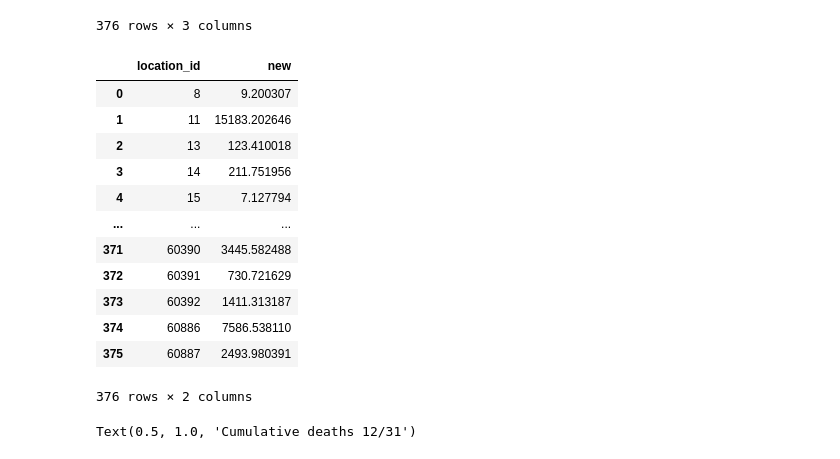
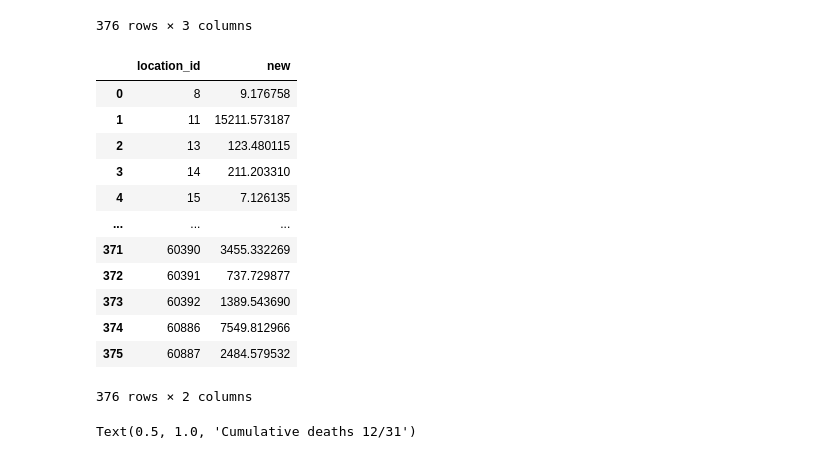
Before and after one commit to ihmeuw/covid-model-seiir-pipeline, a Jupyter notebook: src/covid_model_seiir_pipeline/forecasting/forecast_integration.ipynb, the cells around one changed output. Drawn from its saved outputs; the diff is of its cells as text; code cells hidden in the pictures.

```diff
--- a/src/covid_model_seiir_pipeline/forecasting/forecast_integration.ipynb
+++ b/src/covid_model_seiir_pipeline/forecasting/forecast_integration.ipynb
@@ -161,23 +161,23 @@ deaths_old
 | 375 | 60887 | Washington except for King, Snoho... | 2492.486320 |
 376 rows × 3 columns
 # %%
-df_new = pd.read_csv('/ihme/covid-19/seir-forecast/2020_08_27.01/worse/output_summaries/cumulative_deaths.csv')
+df_new = pd.read_csv('/ihme/covid-19/seir-forecast/2020_08_29.03/worse/output_summaries/cumulative_deaths.csv')
 df_new['date'] = pd.to_datetime(df_new['date'])
 deaths_new = df_new[df_new.date == pd.Timestamp('2020-12-31')].groupby(['location_id'])['mean'].max().rename('new').reset_index()
 deaths_new
 # %% [output]
 |  | location_id | new |
-| 0 | 8 | 9.200307 |
-| 1 | 11 | 15183.202646 |
-| 2 | 13 | 123.410018 |
-| 3 | 14 | 211.751956 |
-| 4 | 15 | 7.127794 |
+| 0 | 8 | 9.176758 |
+| 1 | 11 | 15211.573187 |
+| 2 | 13 | 123.480115 |
+| 3 | 14 | 211.203310 |
+| 4 | 15 | 7.126135 |
 | ... | ... | ... |
-| 371 | 60390 | 3445.582488 |
-| 372 | 60391 | 730.721629 |
-| 373 | 60392 | 1411.313187 |
-| 374 | 60886 | 7586.538110 |
-| 375 | 60887 | 2493.980391 |
+| 371 | 60390 | 3455.332269 |
+| 372 | 60391 | 737.729877 |
+| 373 | 60392 | 1389.543690 |
+| 374 | 60886 | 7549.812966 |
+| 375 | 60887 | 2484.579532 |
 376 rows × 2 columns
 # %%
 both = deaths_old.merge(deaths_new, on='location_id')
```
Also changed, not shown: parts of 9 cells of this notebook, 1 other file.
